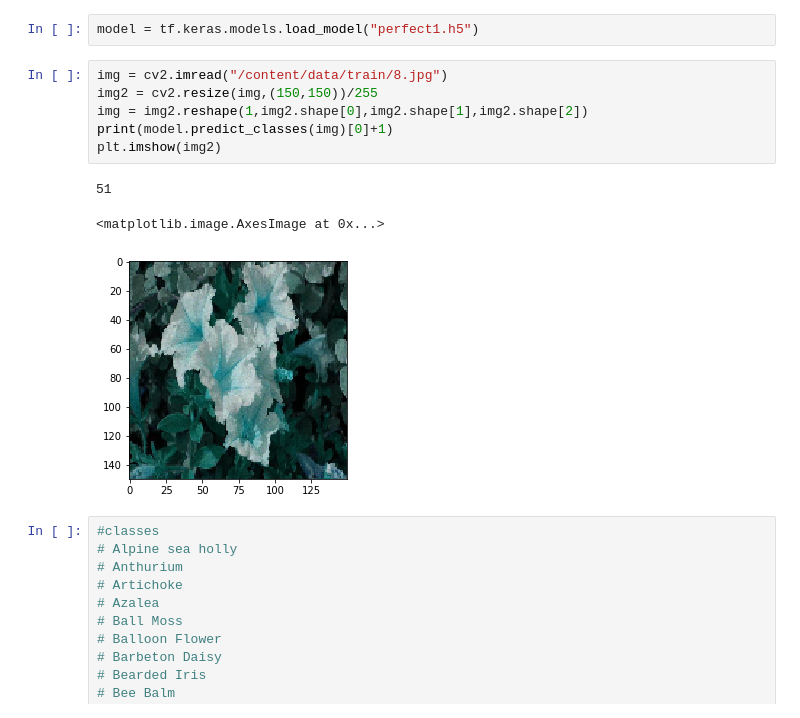
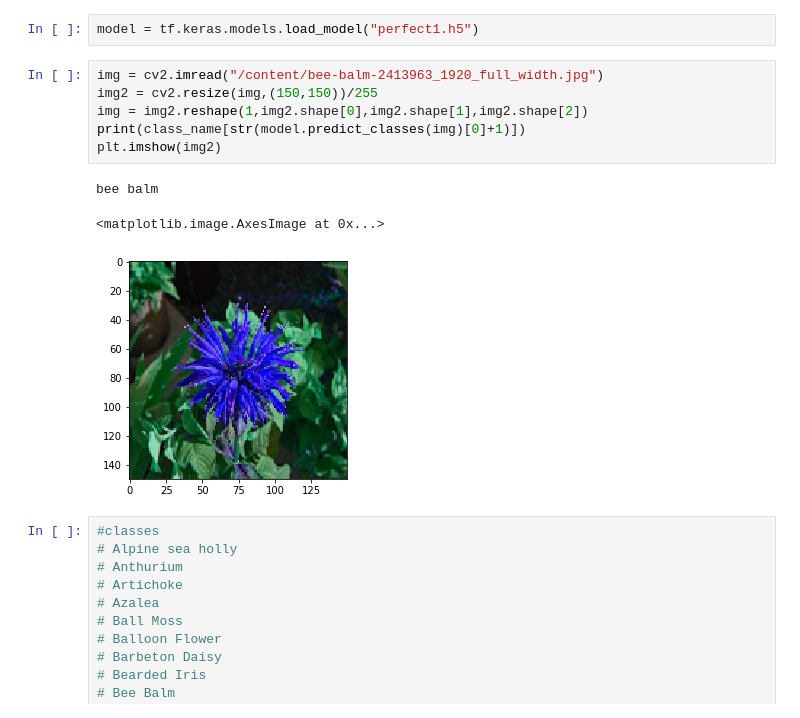
Before and after one commit to aayushrai/HackerEarth_Flower_Challange, a Jupyter notebook: Flower_classification(transfer_Learning).ipynb, the cells around one changed output. Cells and saved outputs as stored; diff of their text form.

```diff
--- a/Flower_classification(transfer_Learning).ipynb
+++ b/Flower_classification(transfer_Learning).ipynb
@@ -163,15 +164,15 @@ plt.plot(history.history["val_loss"])
 # %%
 model = tf.keras.models.load_model("perfect1.h5")
 # %%
-img = cv2.imread("/content/data/train/8.jpg")
+img = cv2.imread("/content/bee-balm-2413963_1920_full_width.jpg")
 img2 = cv2.resize(img,(150,150))/255
 img = img2.reshape(1,img2.shape[0],img2.shape[1],img2.shape[2])
-print(model.predict_classes(img)[0]+1)
+print(class_name[str(model.predict_classes(img)[0]+1)])
 plt.imshow(img2)
 # %% [output]
-51
+bee balm
 <matplotlib.image.AxesImage at 0x...>
-[figure, old version]
+[figure, new version]
 # %%
 #classes
 # Alpine sea holly
```
Also changed, not shown: parts of 2 cells of this notebook.
